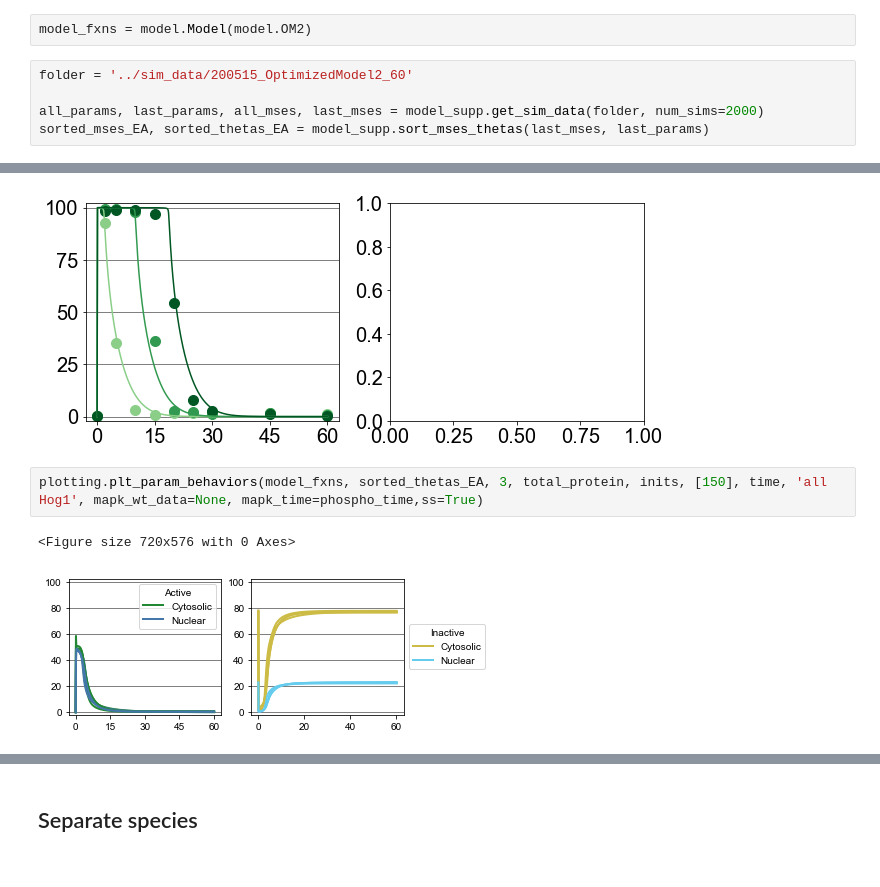
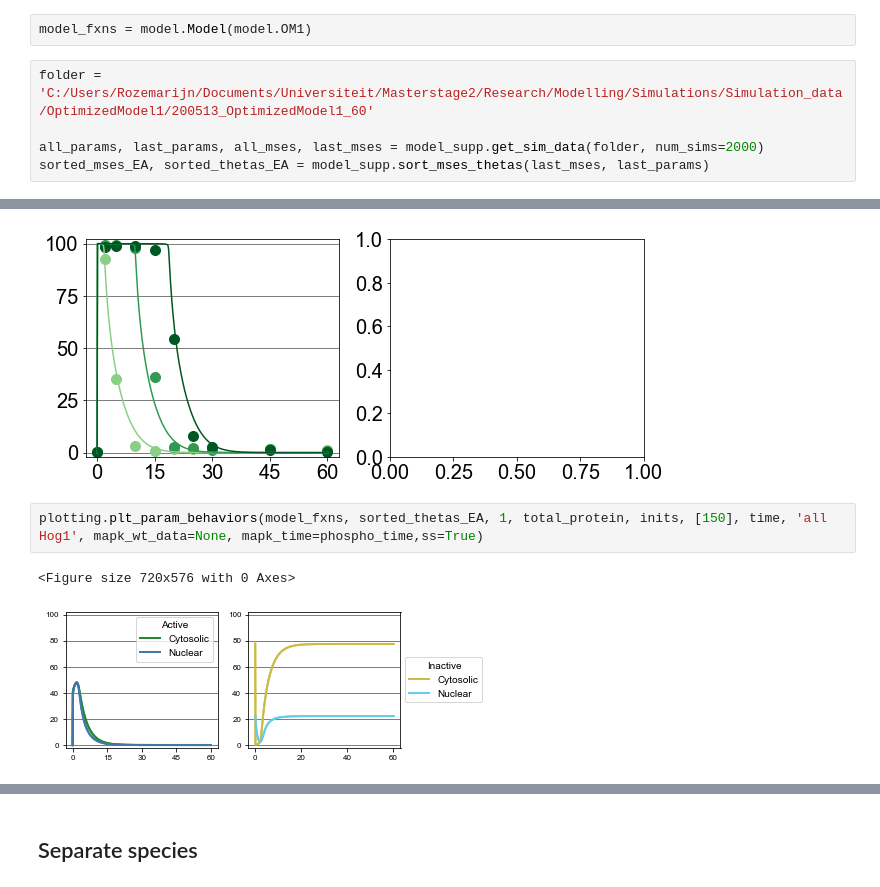
Before and after one commit to elstonlab/HOG-branch-dynamics, a Jupyter notebook: Combined/Visualizations/200515_OptimizedModel2_60 - Kimiko figures.ipynb, the cells around one changed output, grey strips where cells are left out. Saved outputs shown, nothing was run; the diff lists cells and outputs as text.

Commit message:
Plotting optimized to include integrals

```diff
--- a/Combined/Visualizations/200515_OptimizedModel2_60 - Kimiko figures.ipynb
+++ b/Combined/Visualizations/200515_OptimizedModel2_60 - Kimiko figures.ipynb
@@ -93,9 +93,9 @@ phospho_time, nuc_time = exp_time
 # %% [markdown]
 # Load simulation data
 # %%
-model_fxns = model.Model(model.OM2)
+model_fxns = model.Model(model.OM1)
 # %%
-folder = '../sim_data/200515_OptimizedModel2_60'
+folder = 'C:/Users/Rozemarijn/Documents/Universiteit/Masterstage2/Research/Modelling/Simulations/Simulation_data/OptimizedModel1/200513_OptimizedModel1_60'
 
 all_params, last_params, all_mses, last_mses = model_supp.get_sim_data(folder, num_sims=2000)
 sorted_mses_EA, sorted_thetas_EA = model_supp.sort_mses_thetas(last_mses, last_params)
@@ -189,7 +189,7 @@ plotting.plt_param_behaviors(model_fxns, np.array([sho1]), 1, total_protein, ini
 <Figure size 720x576 with 0 Axes>
 [figure]
 # %%
-plotting.plt_param_behaviors(model_fxns, sorted_thetas_EA, 3, total_protein, inits, [150], time, 'all Hog1', mapk_wt_data=None, mapk_time=phospho_time,ss=True)
+plotting.plt_param_behaviors(model_fxns, sorted_thetas_EA, 1, total_protein, inits, [150], time, 'all Hog1', mapk_wt_data=None, mapk_time=phospho_time,ss=True)
 # %% [output]
 <Figure size 720x576 with 0 Axes>
-[figure, old version]
+[figure, new version]
```
Also changed, not shown: parts of 6 cells of this notebook, 2 other files.
